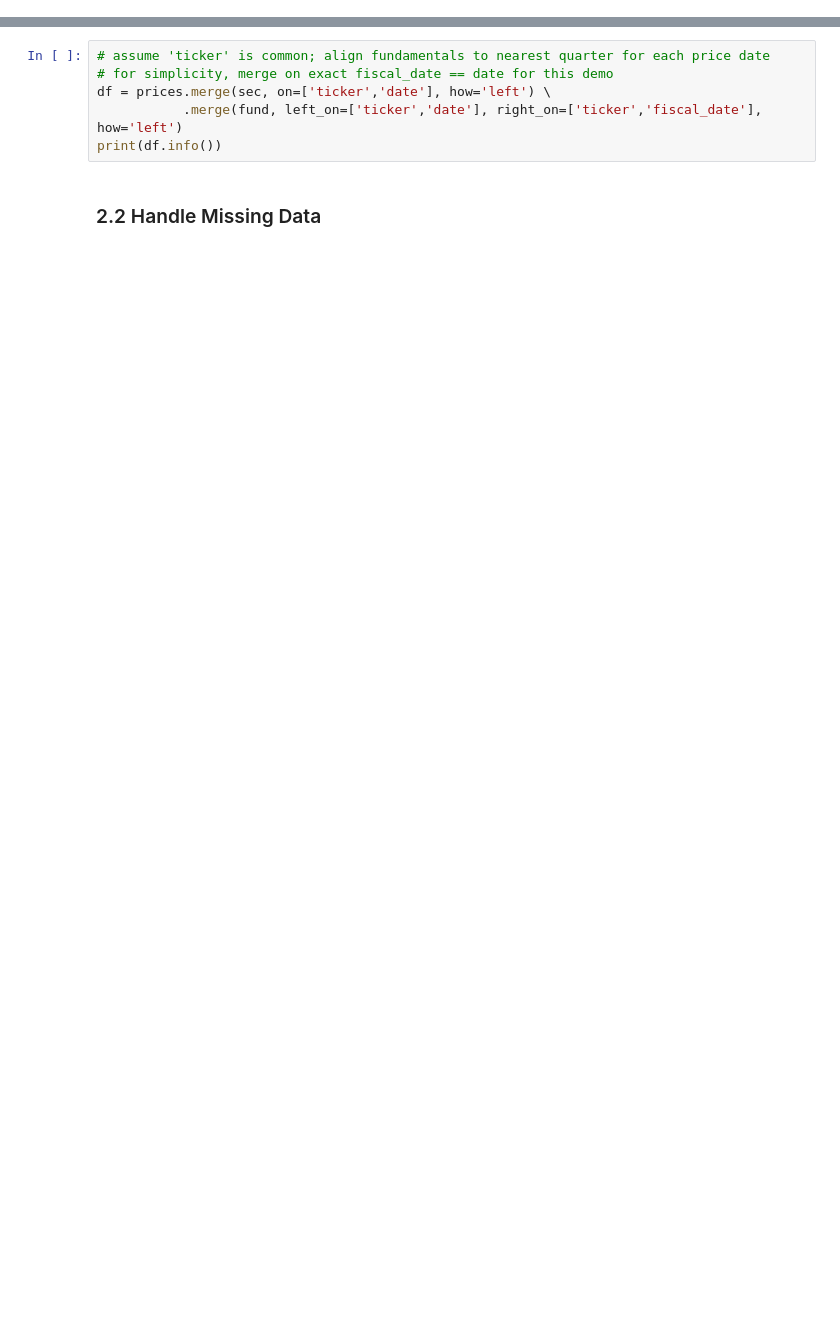
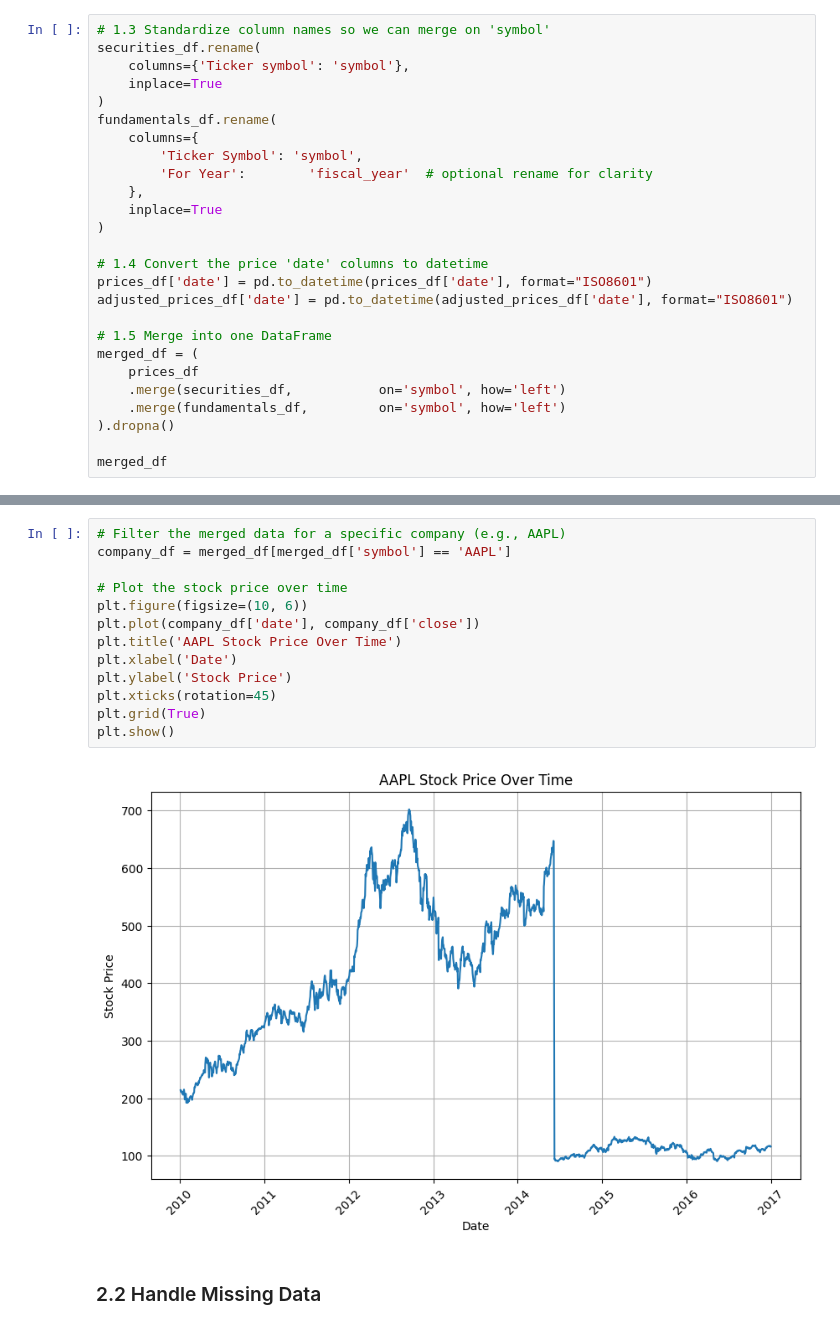
Before and after one commit to phxlptwt/phxlptwt, a Jupyter notebook: stat1000j/exchange_analysis.ipynb, the cells around one changed output, grey strips where cells are left out. Cells and saved outputs as stored; diff of their text form; blank space fills up the shorter version.

```diff
--- a/stat1000j/exchange_analysis.ipynb
+++ b/stat1000j/exchange_analysis.ipynb
@@ -41,0 +89,26 @@ ModuleNotFoundError: No module named 'statsmodels'
+# %%
+# 1.3 Standardize column names so we can merge on 'symbol'
+securities_df.rename(
+    columns={'Ticker symbol': 'symbol'},
+    inplace=True
+)
+fundamentals_df.rename(
+    columns={
+        'Ticker Symbol': 'symbol',
+        'For Year':        'fiscal_year'  # optional rename for clarity
+    },
+    inplace=True
+)
+
+# 1.4 Convert the price 'date' columns to datetime
+prices_df['date'] = pd.to_datetime(prices_df['date'], format="ISO8601")
+adjusted_prices_df['date'] = pd.to_datetime(adjusted_prices_df['date'], format="ISO8601")
+
+# 1.5 Merge into one DataFrame
+merged_df = (
+    prices_df
+    .merge(securities_df,           on='symbol', how='left')
+    .merge(fundamentals_df,         on='symbol', how='left')
+).dropna()
+
+merged_df
@@ -49,9 +134,18 @@ ModuleNotFoundError: No module named 'statsmodels'
 # %%
-# assume 'ticker' is common; align fundamentals to nearest quarter for each price date
-# for simplicity, merge on exact fiscal_date == date for this demo
-df = prices.merge(sec, on=['ticker','date'], how='left') \
-           .merge(fund, left_on=['ticker','date'], right_on=['ticker','fiscal_date'], how='left')
-print(df.info())
+# Filter the merged data for a specific company (e.g., AAPL)
+company_df = merged_df[merged_df['symbol'] == 'AAPL']
+
+# Plot the stock price over time
+plt.figure(figsize=(10, 6))
+plt.plot(company_df['date'], company_df['close'])
+plt.title('AAPL Stock Price Over Time')
+plt.xlabel('Date')
+plt.ylabel('Stock Price')
+plt.xticks(rotation=45)
+plt.grid(True)
+plt.show()
+# %% [output]
+[figure, added]
 # %% [markdown]
 ### 2.2 Handle Missing Data
 # %%
```
Also changed, not shown: parts of 11 cells of this notebook, 6 other files.
